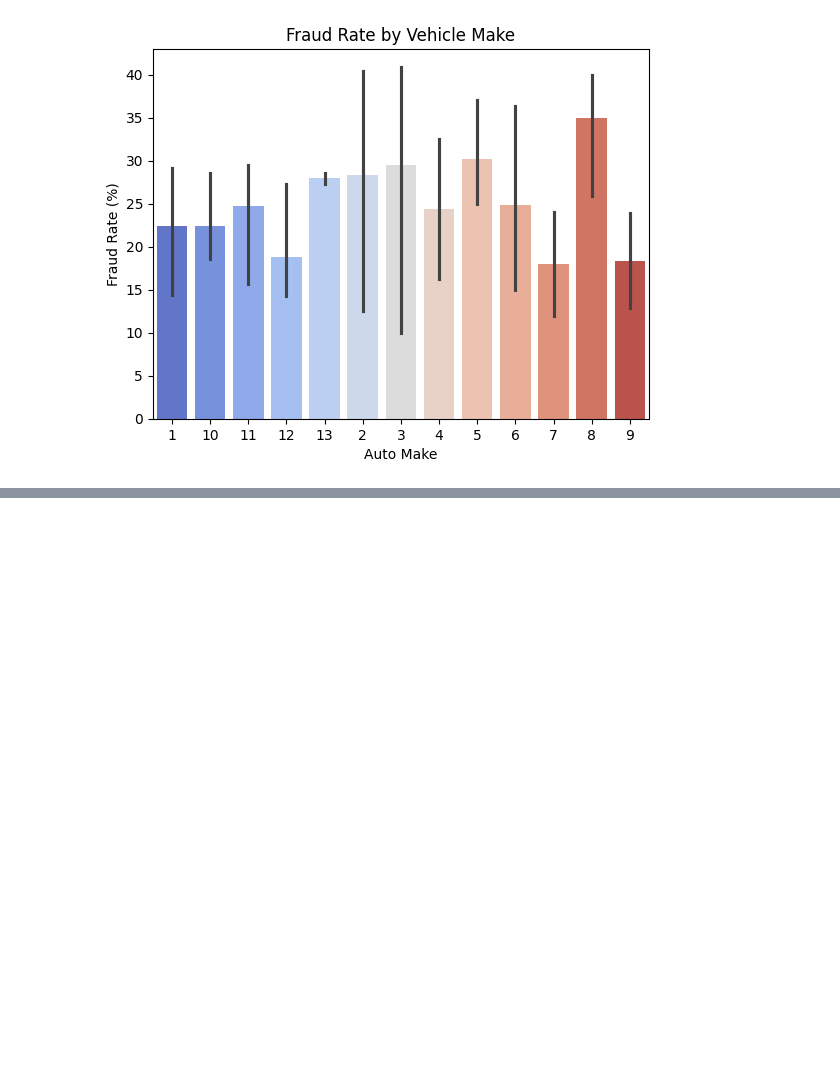
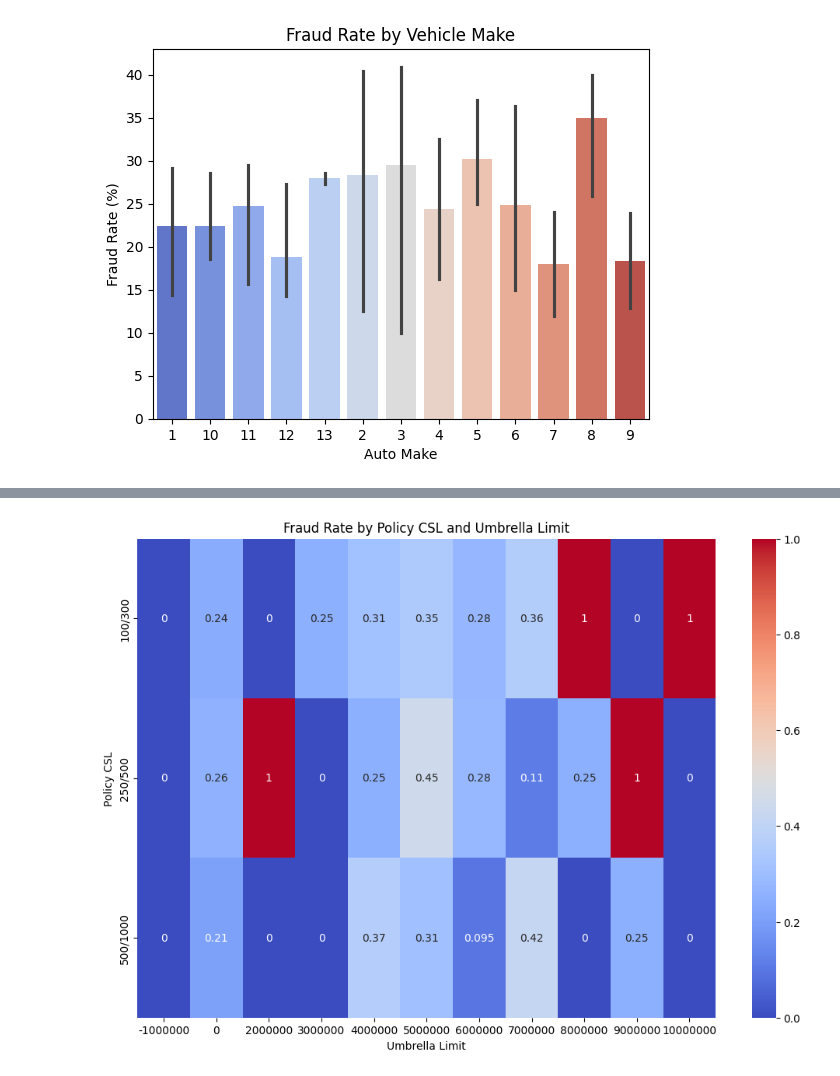
Before and after one commit to soplima/Automobile-Insurance-Claim-Prediction, a Jupyter notebook: InsuranceClaimAnalysis.ipynb, the cells around one changed output, grey strips where cells are left out. Saved outputs shown, nothing was run; the diff lists cells and outputs as text; code cells hidden in the pictures; blank space fills up the shorter version.

Commit message:
collecting data

```diff
--- a/InsuranceClaimAnalysis.ipynb
+++ b/InsuranceClaimAnalysis.ipynb
@@ -608,0 +625,13 @@ plt.show()
+# %%
+
+# Create a fraud rate column by calculating the mean of 'fraud_reported'
+data['fraud_rate'] = data.groupby(['policy_csl', 'policy_deductable', 'umbrella_limit'])['fraud_reported'].transform('mean')
+
+# Group by the policy features and calculate the average fraud rate
+policy_fraud_rate = data.groupby(['policy_csl', 'policy_deductable', 'umbrella_limit'])['fraud_rate'].mean().reset_index()
+
+# Sort by fraud rate to identify patterns
+policy_fraud_rate = policy_fraud_rate.sort_values(by='fraud_rate', ascending=False)
+
+# Show the result
+print(policy_fraud_rate)
@@ -608,0 +677,9 @@ plt.show()
+# %%
+plt.figure(figsize=(12, 8))
+sb.heatmap(policy_fraud_rate.pivot_table(index='policy_csl', columns='umbrella_limit', values='fraud_rate', aggfunc='mean', fill_value=0), annot=True, cmap='coolwarm')
+plt.title('Fraud Rate by Policy CSL and Umbrella Limit')
+plt.xlabel('Umbrella Limit')
+plt.ylabel('Policy CSL')
+plt.show()
+# %% [output]
+[figure, added]
```
Also changed, not shown: parts of 3 cells of this notebook.
